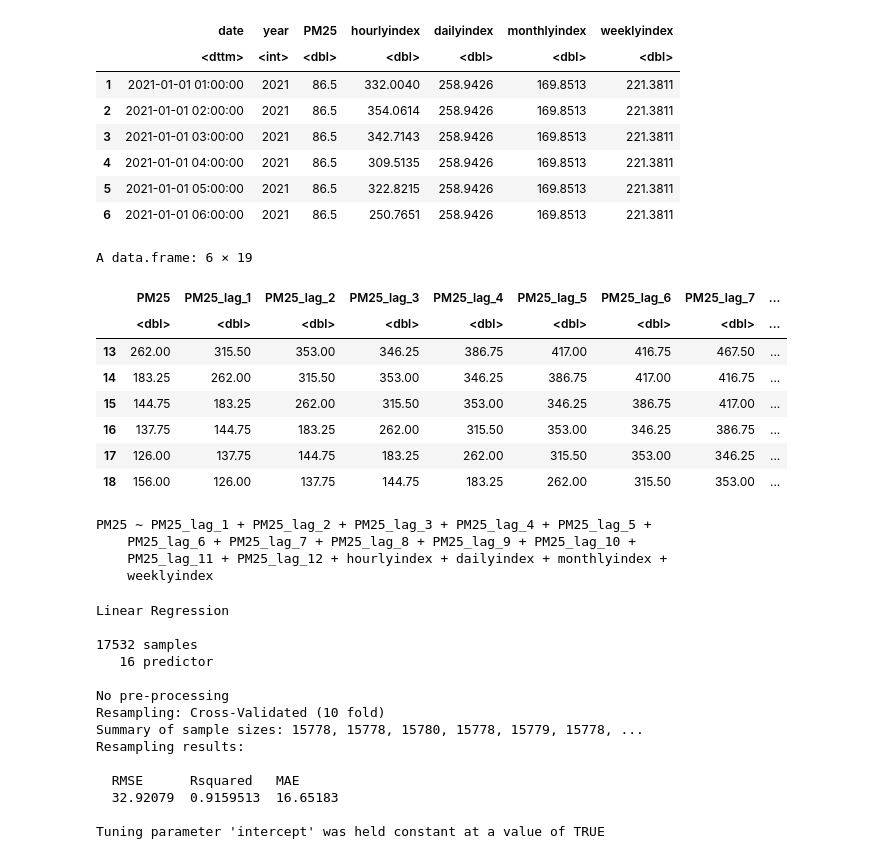
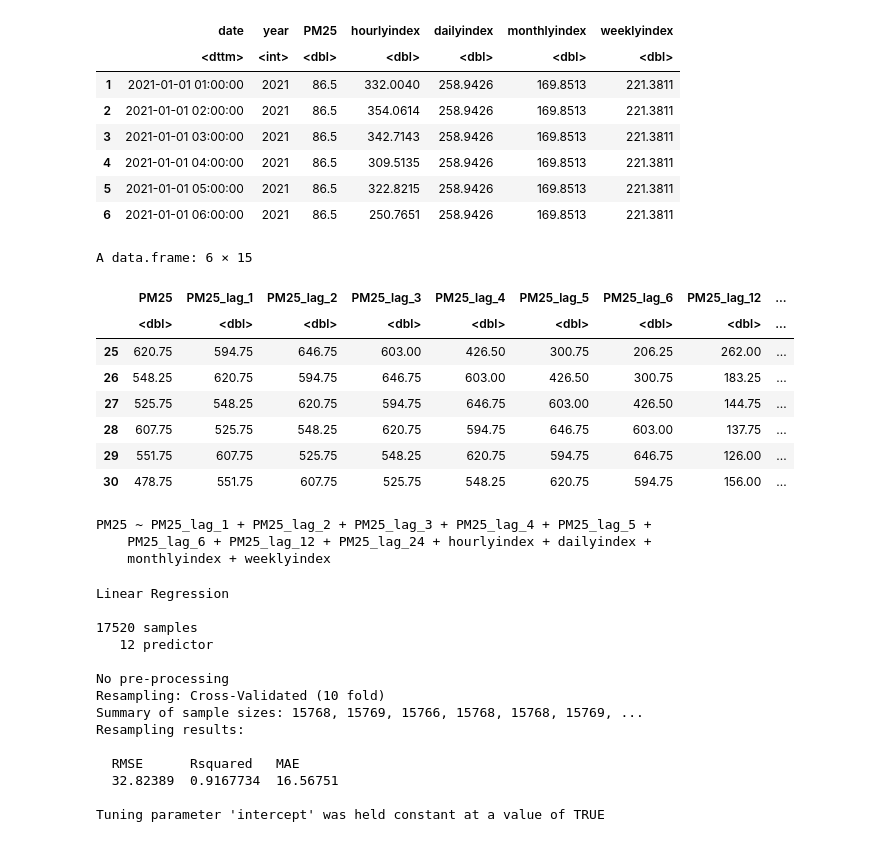
Before and after one commit to adeel1997/AQ_Forecasting, a Jupyter notebook: AQ_Forecast_hourly_index.ipynb, the cells around one changed output. Saved outputs shown, nothing was run; the diff lists cells and outputs as text; code cells hidden in the pictures.

Commit message:
Adding the lookback and putting model result

```diff
--- a/AQ_Forecast_hourly_index.ipynb
+++ b/AQ_Forecast_hourly_index.ipynb
@@ -338,45 +345,46 @@ A data.frame: 6 × 7
 | 5 | 2021-01-01 05:00:00 | 2021 | 86.5 | 322.8215 | 258.9426 | 169.8513 | 221.3811 |
 | 6 | 2021-01-01 06:00:00 | 2021 | 86.5 | 250.7651 | 258.9426 | 169.8513 | 221.3811 |
 # %%
+lookback <- c(1,2,3,4,5, 6, 12,24)
 ## Now creating a training data frame with lookback of 12 hours
 data_train_lagged <-
   create_lagged_df(
     data_train, ## data frame
     type = "train", ## training
     outcome_col = 3,## Output column is PM2.5
     horizons = 1, ## Horizons is used if you want to use different models in different time frames
-    lookback = c(1:12),## Lookback of 12 hour
+    lookback = lookback,## Lookback of 12 hour
     dynamic_features = c("year","hourlyindex","hour", "dailyindex", "monthlyindex", "weeklyindex","date"), ## dynamic features of index
     frequency = "1 hour" ## Frequency is 1 day
   )
 
 ## Now creating a training data frame with lookback of 7 days
 data_test_lagged <-
   create_lagged_df(
     data_test, ## data frame
     type = "train", ## training
     outcome_col = 3,## Output column is PM2.5
     horizons = 1, ## Horizons is used if you want to use different models in different time frames
-    lookback = c(1:12),## Lookback of 12 hour
+    lookback = lookback,## Lookback of 12 hour
     dynamic_features = c("year","hourlyindex","hour", "dailyindex", "monthlyindex", "weeklyindex","date"), ## dynamic features of index
     frequency = "1 hour" ## Frequency is 1 day
   )
 
 
 ## Looking at the first horizon data frame
 data_train_lagged <- data_train_lagged$horizon_1
 data_test_lagged <- data_test_lagged$horizon_1
 head(data_train_lagged)
 # %% [output]
-A data.frame: 6 × 19
+A data.frame: 6 × 15
-|  | PM25 | PM25_lag_1 | PM25_lag_2 | PM25_lag_3 | PM25_lag_4 | PM25_lag_5 | PM25_lag_6 | PM25_lag_7 | ... |
+|  | PM25 | PM25_lag_1 | PM25_lag_2 | PM25_lag_3 | PM25_lag_4 | PM25_lag_5 | PM25_lag_6 | PM25_lag_12 | ... |
 |  | <dbl> | <dbl> | <dbl> | <dbl> | <dbl> | <dbl> | <dbl> | <dbl> | ... |
-| 13 | 262.00 | 315.50 | 353.00 | 346.25 | 386.75 | 417.00 | 416.75 | 467.50 | ... |
-| 14 | 183.25 | 262.00 | 315.50 | 353.00 | 346.25 | 386.75 | 417.00 | 416.75 | ... |
-| 15 | 144.75 | 183.25 | 262.00 | 315.50 | 353.00 | 346.25 | 386.75 | 417.00 | ... |
-| 16 | 137.75 | 144.75 | 183.25 | 262.00 | 315.50 | 353.00 | 346.25 | 386.75 | ... |
-| 17 | 126.00 | 137.75 | 144.75 | 183.25 | 262.00 | 315.50 | 353.00 | 346.25 | ... |
-| 18 | 156.00 | 126.00 | 137.75 | 144.75 | 183.25 | 262.00 | 315.50 | 353.00 | ... |
+| 25 | 620.75 | 594.75 | 646.75 | 603.00 | 426.50 | 300.75 | 206.25 | 262.00 | ... |
+| 26 | 548.25 | 620.75 | 594.75 | 646.75 | 603.00 | 426.50 | 300.75 | 183.25 | ... |
+| 27 | 525.75 | 548.25 | 620.75 | 594.75 | 646.75 | 603.00 | 426.50 | 144.75 | ... |
+| 28 | 607.75 | 525.75 | 548.25 | 620.75 | 594.75 | 646.75 | 603.00 | 137.75 | ... |
+| 29 | 551.75 | 607.75 | 525.75 | 548.25 | 620.75 | 594.75 | 646.75 | 126.00 | ... |
+| 30 | 478.75 | 551.75 | 607.75 | 525.75 | 548.25 | 620.75 | 594.75 | 156.00 | ... |
 # %%
 dep_variable <- "PM25"
 ind_variables <- setdiff(names(data_train_lagged),c("date","year","PM25"))
@@ -384,9 +392,8 @@ formulae <- as.formula(paste(dep_variable,paste(ind_variables,collapse="+"),sep=
 formulae
 # %% [output]
 PM25 ~ PM25_lag_1 + PM25_lag_2 + PM25_lag_3 + PM25_lag_4 + PM25_lag_5 +
-    PM25_lag_6 + PM25_lag_7 + PM25_lag_8 + PM25_lag_9 + PM25_lag_10 +
-    PM25_lag_11 + PM25_lag_12 + hourlyindex + dailyindex + monthlyindex +
-    weeklyindex
+    PM25_lag_6 + PM25_lag_12 + PM25_lag_24 + hourlyindex + dailyindex +
+    monthlyindex + weeklyindex
 # %%
 tc <- trainControl(method="cv", number = 10)
 lm1_cv <- train(formulae, method="lm",
@@ -395,16 +402,16 @@ lm1_cv
 # %% [output]
 Linear Regression
 
-17532 samples
-   16 predictor
+17520 samples
+   12 predictor
 
 No pre-processing
 Resampling: Cross-Validated (10 fold)
-Summary of sample sizes: 15778, 15778, 15780, 15778, 15779, 15778, ...
+Summary of sample sizes: 15768, 15769, 15766, 15768, 15768, 15769, ...
 Resampling results:
 
   RMSE      Rsquared   MAE
-  32.92079  0.9159513  16.65183
+  32.82389  0.9167734  16.56751
 
 Tuning parameter 'intercept' was held constant at a value of TRUE
 # %%
```
Also changed, not shown: parts of 9 cells of this notebook, 1 other file.
